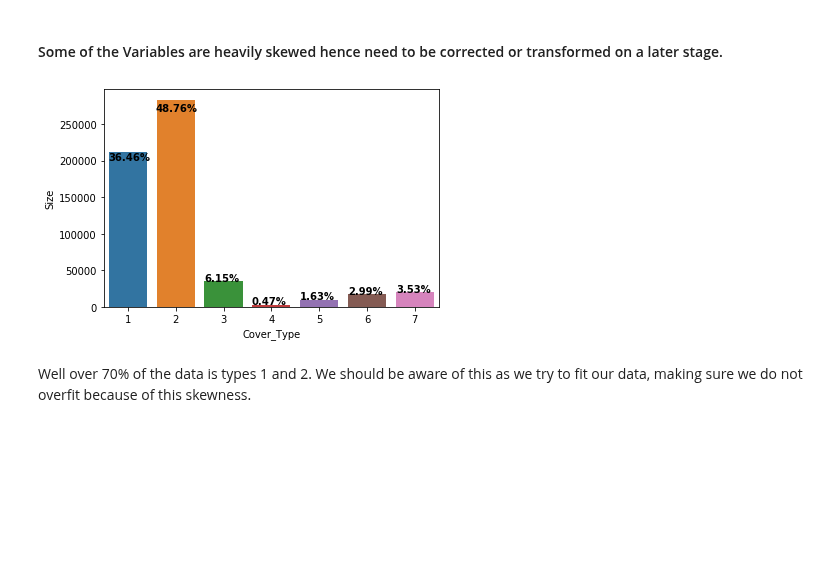
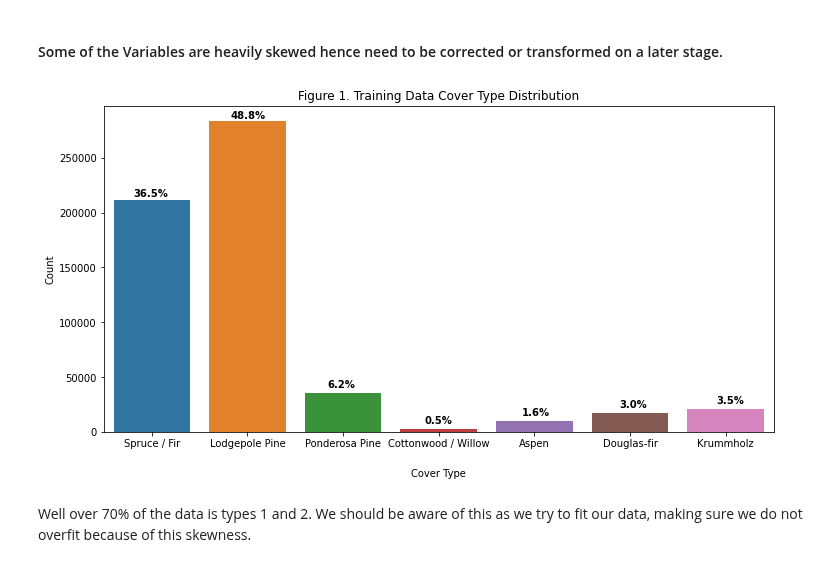
Before and after one commit to aidan-jackson-data/Forest-Cover-Type-Prediction, a Jupyter notebook: EDA/andi_morey_EDA.ipynb, the cells around one changed output. Cells and saved outputs as stored; diff of their text form; code cells hidden in the pictures; blank space fills up the shorter version.

```diff
--- a/EDA/andi_morey_EDA.ipynb
+++ b/EDA/andi_morey_EDA.ipynb
@@ -136,17 +148,31 @@ plt.xticks(rotation=90)
 # %%
 class_dist=data.groupby('Cover_Type').size()
 class_label=pd.DataFrame(class_dist,columns=['Size'])
-fig, ax = plt.subplots()
-#plt.figure(figsize=(8,6))
+fig_height = 6
+fig_width = 12
+fig, ax = plt.subplots(figsize=(fig_width,fig_height))
 width = 0.35  # the width of the bars
 sns.barplot(x=class_label.index,y='Size',data=class_label)
 
 for i,number in enumerate(class_dist):
     percent=(number/class_dist.sum())*100
-    label = str(round(percent,2)) + '%'
-    plt.annotate(label, xy=(i*48+70,percent*4+40), xycoords='figure points', horizontalalignment='left',weight='bold');
+    label = str(round(percent,1)) + '%'
+    plt.annotate(label, xy=(i*fig_height*1.35*fig_width+95,1.05*percent*fig_height+60), xycoords='figure points', horizontalalignment='left',weight='bold');
+
+plt.xlabel("Cover Type", labelpad = 20)
+plt.ylabel("Count")
+plt.title("Figure 1. Training Data Cover Type Distribution")
+labels = ["Spruce / Fir", "Lodgepole Pine", "Ponderosa Pine",
+          "Cottonwood / Willow", "Aspen", "Douglas-fir", "Krummholz"]
+plt.xticks(range(len(labels)), labels)
+ax = plt.gca()
+ax.set_facecolor('white')
+fig.patch.set_facecolor('white')
+
+fig.savefig("dist.jpeg", dpi=fig.dpi,bbox_inches='tight')
+plt.show()
 # %% [output]
-[figure, old version]
+[figure, new version]
 # %% [markdown]
 Well over 70% of the data is types 1 and 2.  We should be aware of this as we try to fit our data, making sure we do not overfit because of this skewness.
 # %%
```
Also changed, not shown: parts of 3 cells of this notebook, 4 other files.
